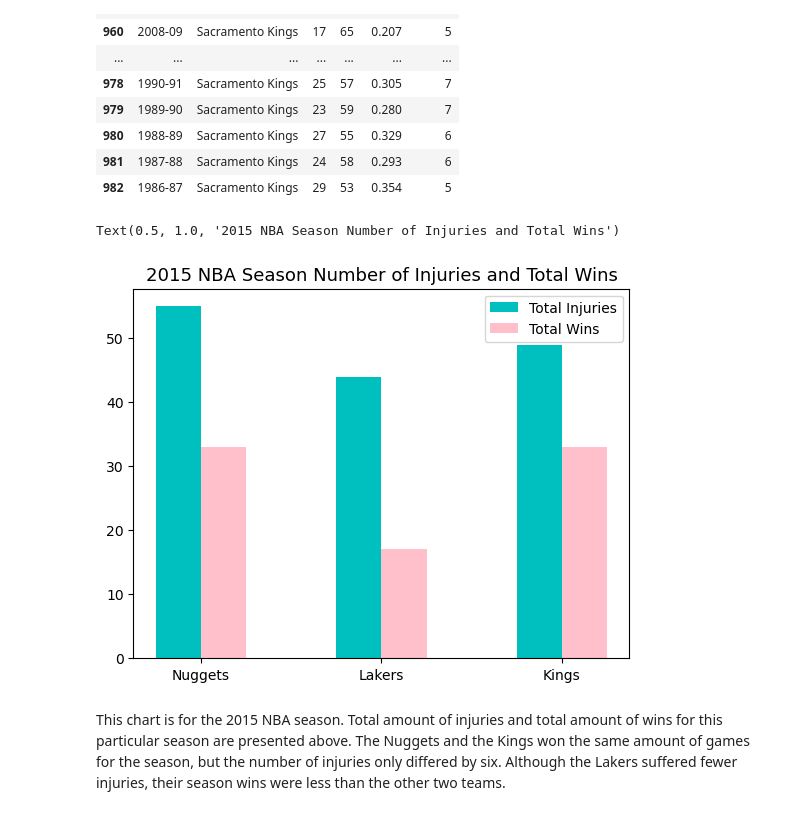
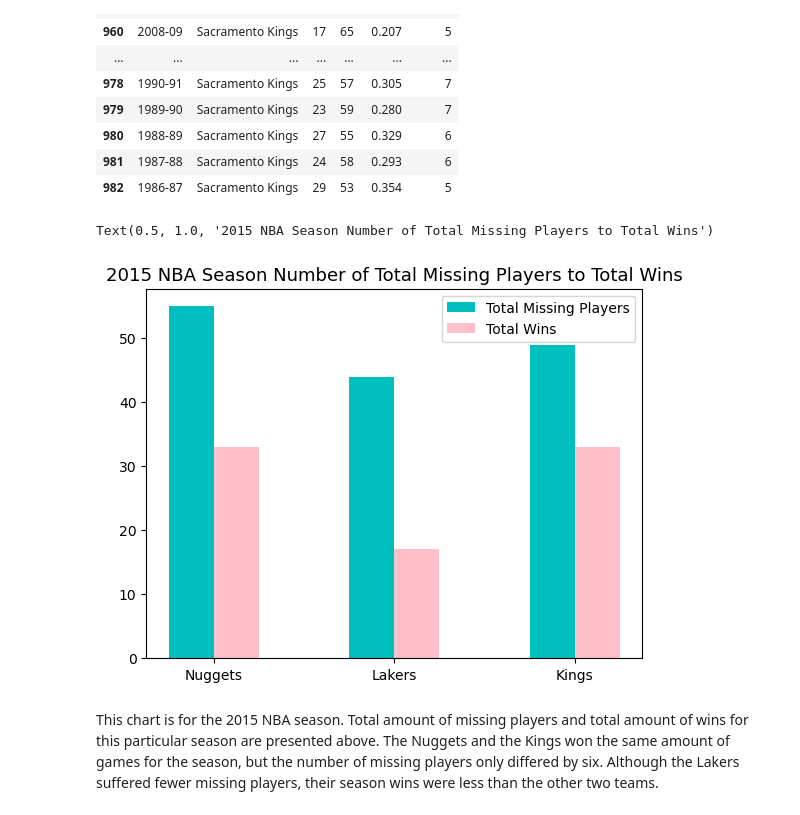
Before and after one commit to paulhji/team_gaap_project1, a Jupyter notebook: NBA Injuries.ipynb, the cells around one changed output. Saved outputs shown, nothing was run; the diff lists cells and outputs as text; code cells hidden in the pictures.

```diff
--- a/NBA Injuries.ipynb
+++ b/NBA Injuries.ipynb
@@ -465,21 +465,21 @@ Kings
 | 982 | 1986-87 | Sacramento Kings | 29 | 53 | 0.354 | 5 |
 # %%
 Names_2015 = ['Nuggets', 'Lakers', 'Kings']
-Injuries_2015 = [55,44,49]
+Missing_2015 = [55,44,49]
 Wins_2015 = [33,17,33]
 
 bar_width = 0.25
 ind = np.arange(len(Names_2015))
 fig, ax = plt.subplots()
-bar1 = ax.bar(ind - bar_width/2, Injuries_2015, bar_width, label='Total Injuries', color='c')
+bar1 = ax.bar(ind - bar_width/2, Missing_2015, bar_width, label='Total Missing Players', color='c')
 bar2 = ax.bar(ind + bar_width/2, Wins_2015, bar_width, label='Total Wins', color='pink')
 ax.legend()
 ax.set_xticks(ind, Names_2015)
-ax.set_title('2015 NBA Season Number of Injuries and Total Wins', fontsize=13, color='black')
+ax.set_title('2015 NBA Season Number of Total Missing Players to Total Wins', fontsize=13, color='black')
 # %% [output]
-Text(0.5, 1.0, '2015 NBA Season Number of Injuries and Total Wins')
+Text(0.5, 1.0, '2015 NBA Season Number of Total Missing Players to Total Wins')
-[figure, old version]
+[figure, new version]
 # %% [markdown]
-This chart is for the 2015 NBA season. Total amount of injuries and total amount of wins for this particular season are presented above. The Nuggets and the Kings won the same amount of games for the season, but the number of injuries only differed by six. Although the Lakers suffered fewer injuries, their season wins were less than the other two teams.
+This chart is for the 2015 NBA season. Total amount of missing players and total amount of wins for this particular season are presented above. The Nuggets and the Kings won the same amount of games for the season, but the number of missing players only differed by six. Although the Lakers suffered fewer missing players, their season wins were less than the other two teams.
 # %%
 Names_2016 = ['Nuggets', 'Lakers', 'Kings']
```
Also changed, not shown: parts of 6 cells of this notebook, 2 other files.
